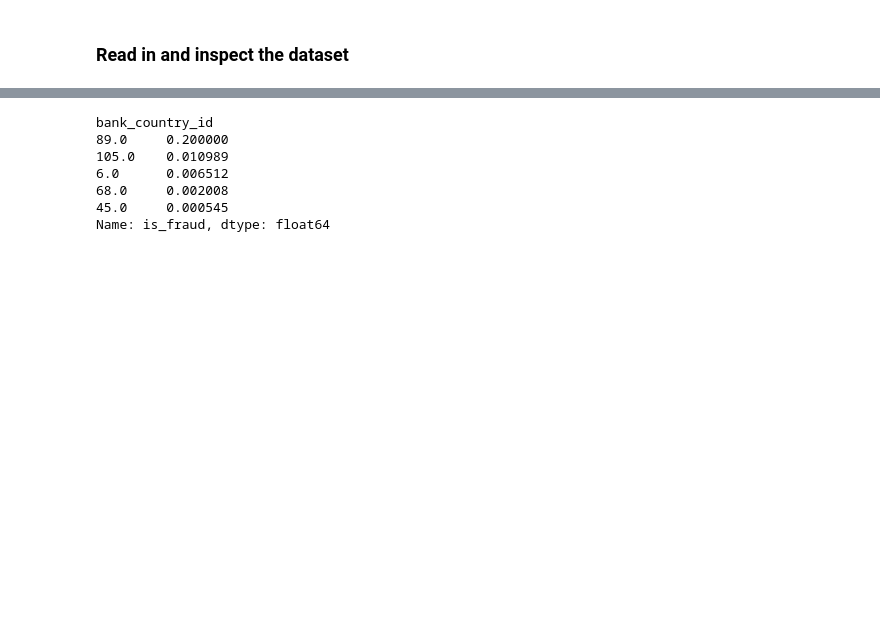
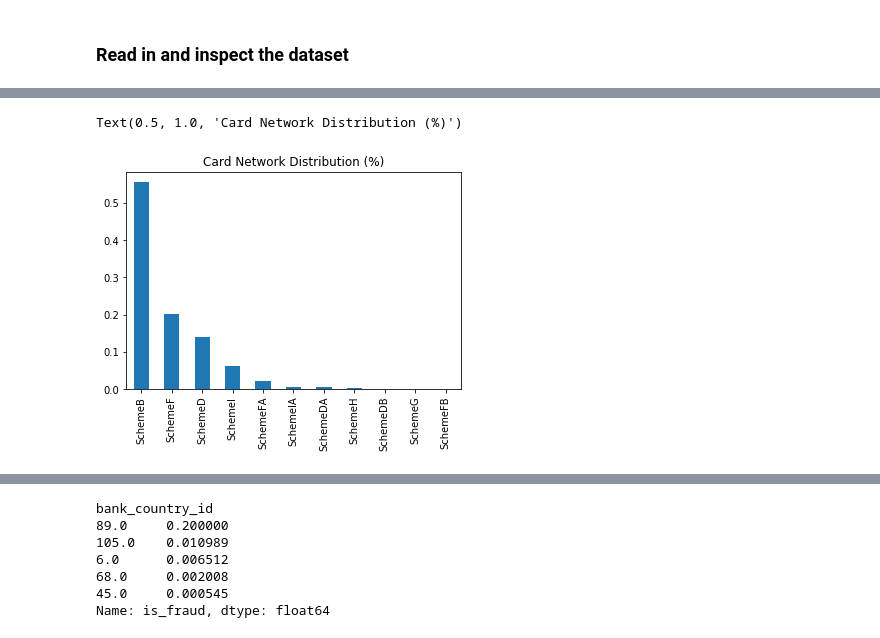
Before and after one commit to ssantic/Adyen-Homework, a Jupyter notebook: SupervisedChallenge__283_29.ipynb, the cells around one changed output, grey strips where cells are left out. Cells and saved outputs as stored; diff of their text form; code cells hidden in the pictures; blank space fills up the shorter version.

```diff
--- a/SupervisedChallenge__283_29.ipynb
+++ b/SupervisedChallenge__283_29.ipynb
@@ -225,0 +101,6 @@ df['bank_country_id'] = df['bank_country_id'].apply(lambda x: str(x))
+# %%
+df['card_network'].value_counts(normalize=True).plot(kind='bar')
+plt.title('Card Network Distribution (%)')
+# %% [output]
+Text(0.5, 1.0, 'Card Network Distribution (%)')
+[figure, added]
```
Also changed, not shown: parts of 37 cells of this notebook.
